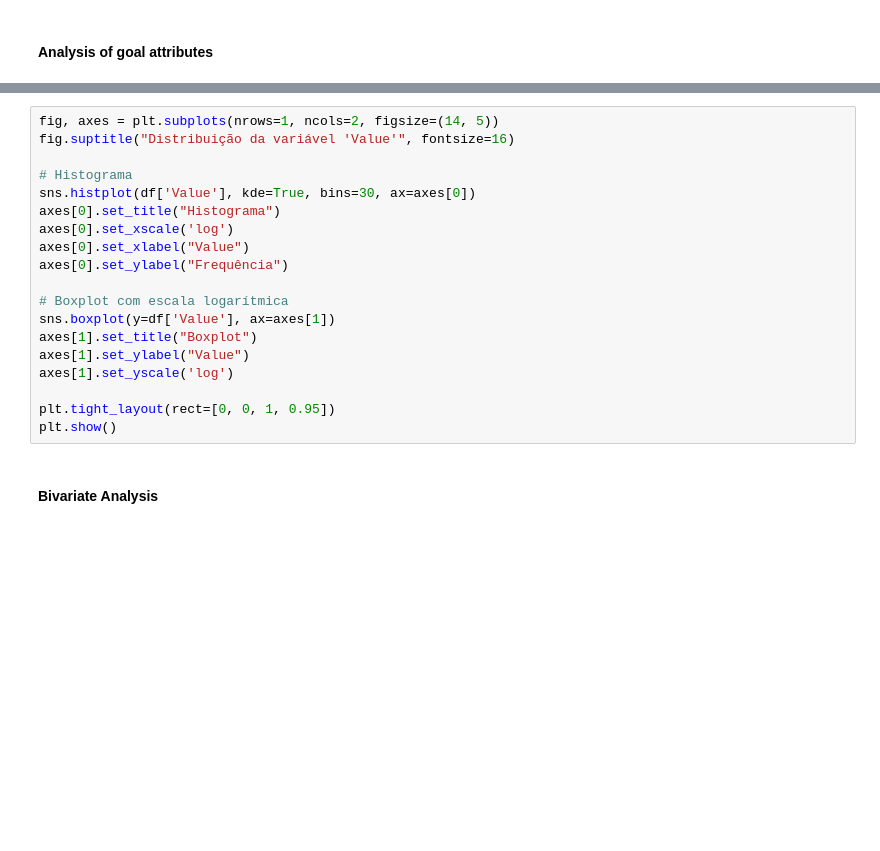
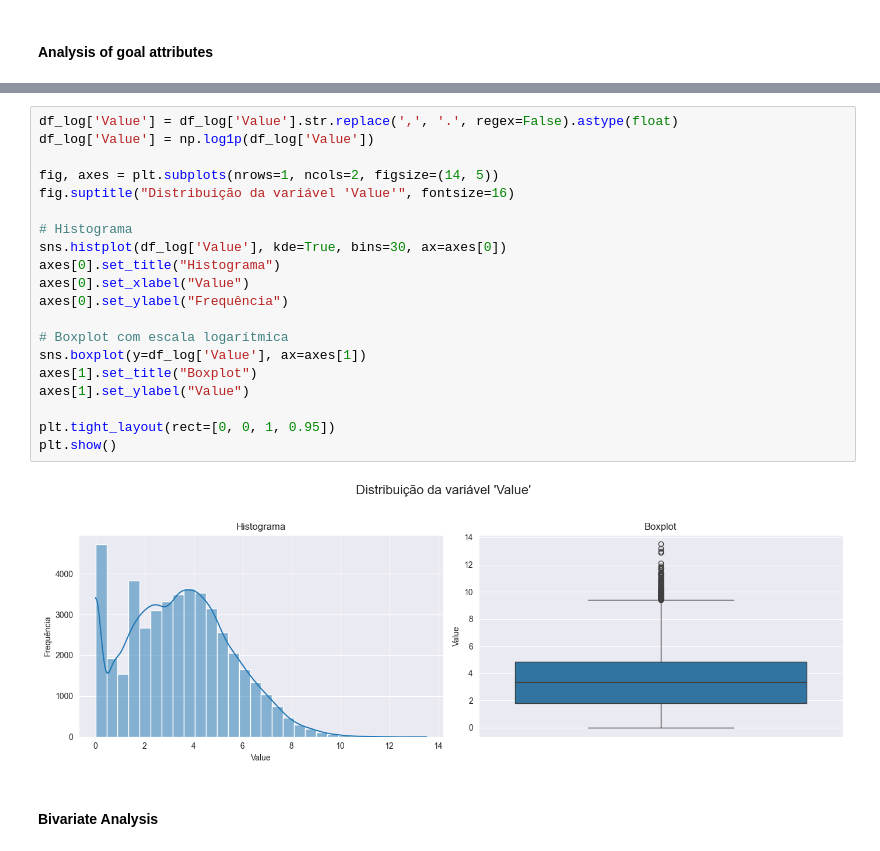
Before and after one commit to 1221715JorgeCruz/ANADI_MFC_3NA_1221715_1191843_1100719, a Jupyter notebook: trabalho_pratico_02/Airpol_project.ipynb, the cells around one changed output, grey strips where cells are left out. Drawn from its saved outputs; the diff is of its cells as text; blank space fills up the shorter version.

```diff
--- a/trabalho_pratico_02/Airpol_project.ipynb
+++ b/trabalho_pratico_02/Airpol_project.ipynb
@@ -89,22 +130,25 @@ plt.show()
 # %%
+df_log['Value'] = df_log['Value'].str.replace(',', '.', regex=False).astype(float)
+df_log['Value'] = np.log1p(df_log['Value'])
+
 fig, axes = plt.subplots(nrows=1, ncols=2, figsize=(14, 5))
 fig.suptitle("Distribuição da variável 'Value'", fontsize=16)
 
 # Histograma
-sns.histplot(df['Value'], kde=True, bins=30, ax=axes[0])
+sns.histplot(df_log['Value'], kde=True, bins=30, ax=axes[0])
 axes[0].set_title("Histograma")
-axes[0].set_xscale('log')
 axes[0].set_xlabel("Value")
 axes[0].set_ylabel("Frequência")
 
 # Boxplot com escala logarítmica
-sns.boxplot(y=df['Value'], ax=axes[1])
+sns.boxplot(y=df_log['Value'], ax=axes[1])
 axes[1].set_title("Boxplot")
 axes[1].set_ylabel("Value")
-axes[1].set_yscale('log')
 
 plt.tight_layout(rect=[0, 0, 1, 0.95])
 plt.show()
+# %% [output]
+[figure, added]
 # %% [markdown]
 #### Bivariate Analysis
 # %%
```
Also changed, not shown: parts of 10 cells of this notebook.
